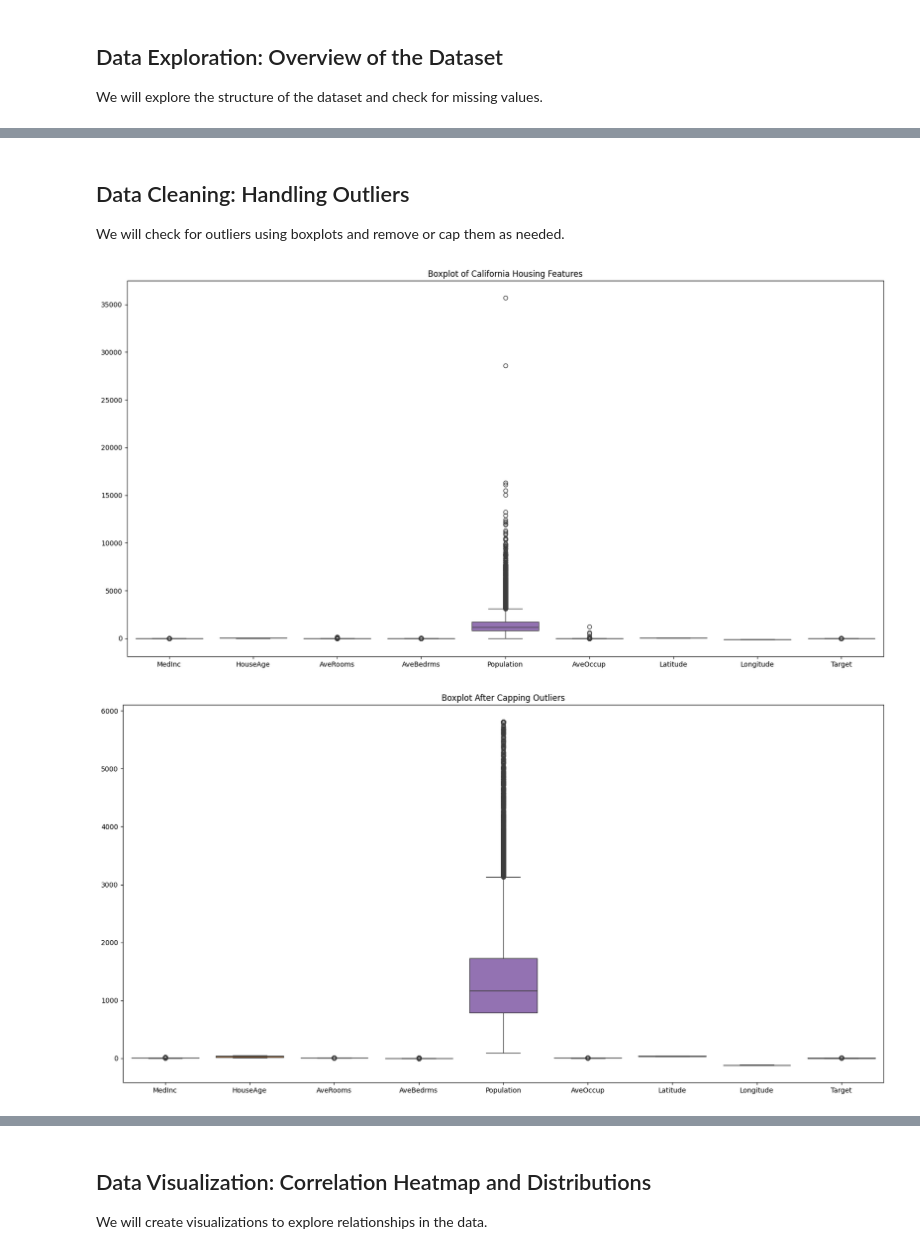
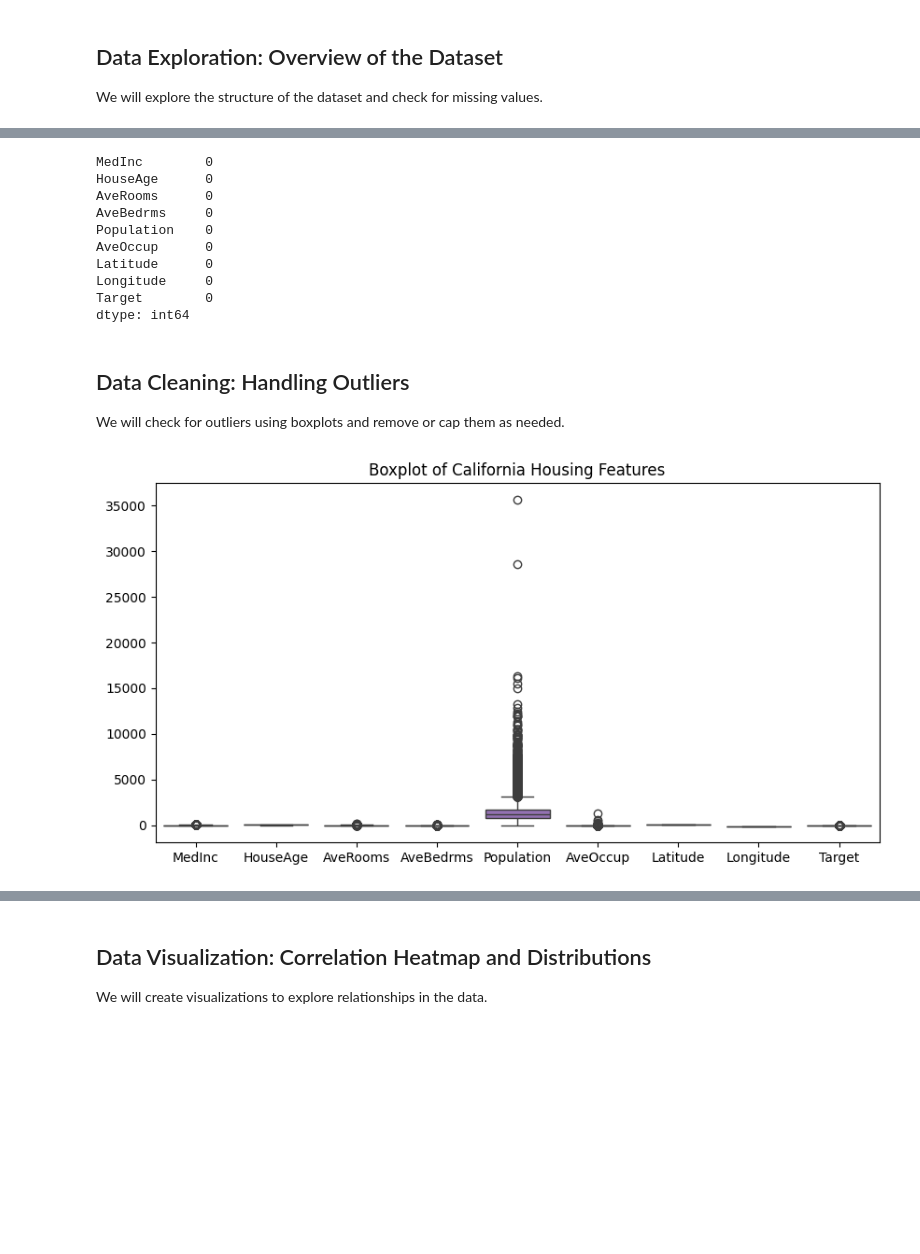
Before and after one commit to henrique-frank/portfolio-projects, a Jupyter notebook: data-analysis/california_housing_python_analysis.ipynb, the cells around one changed output, grey strips where cells are left out. Drawn from its saved outputs; the diff is of its cells as text; code cells hidden in the pictures; blank space fills up the shorter version.

```diff
--- a/data-analysis/california_housing_python_analysis.ipynb
+++ b/data-analysis/california_housing_python_analysis.ipynb
@@ -69,22 +86,25 @@ dtype: int64
+# %%
+# Check for missing values
+df.isnull().sum()
+# %% [output]
+MedInc        0
+HouseAge      0
+AveRooms      0
+AveBedrms     0
+Population    0
+AveOccup      0
+Latitude      0
+Longitude     0
+Target        0
+dtype: int64
 # %% [markdown]
 ## Data Cleaning: Handling Outliers
 We will check for outliers using boxplots and remove or cap them as needed.
 # %%
 # Boxplot of all features to check for outliers
-plt.figure(figsize=(20, 10))
+plt.figure(figsize=(10, 5))
 sns.boxplot(data=df)
 plt.title("Boxplot of California Housing Features")
 plt.show()
-
-# Handling outliers: We'll cap values beyond the 99th percentile
-for col in df.columns:
-    df[col] = df[col].clip(lower=df[col].quantile(0.01), upper=df[col].quantile(0.99))
-
-# Verify if outliers were capped
-plt.figure(figsize=(20, 10))
-sns.boxplot(data=df)
-plt.title("Boxplot After Capping Outliers")
-plt.show()
 # %% [output]
-[figure, old version]
+[figure, new version]
-[figure, removed]
```
Also changed, not shown: parts of 9 cells of this notebook, 2 other files.
